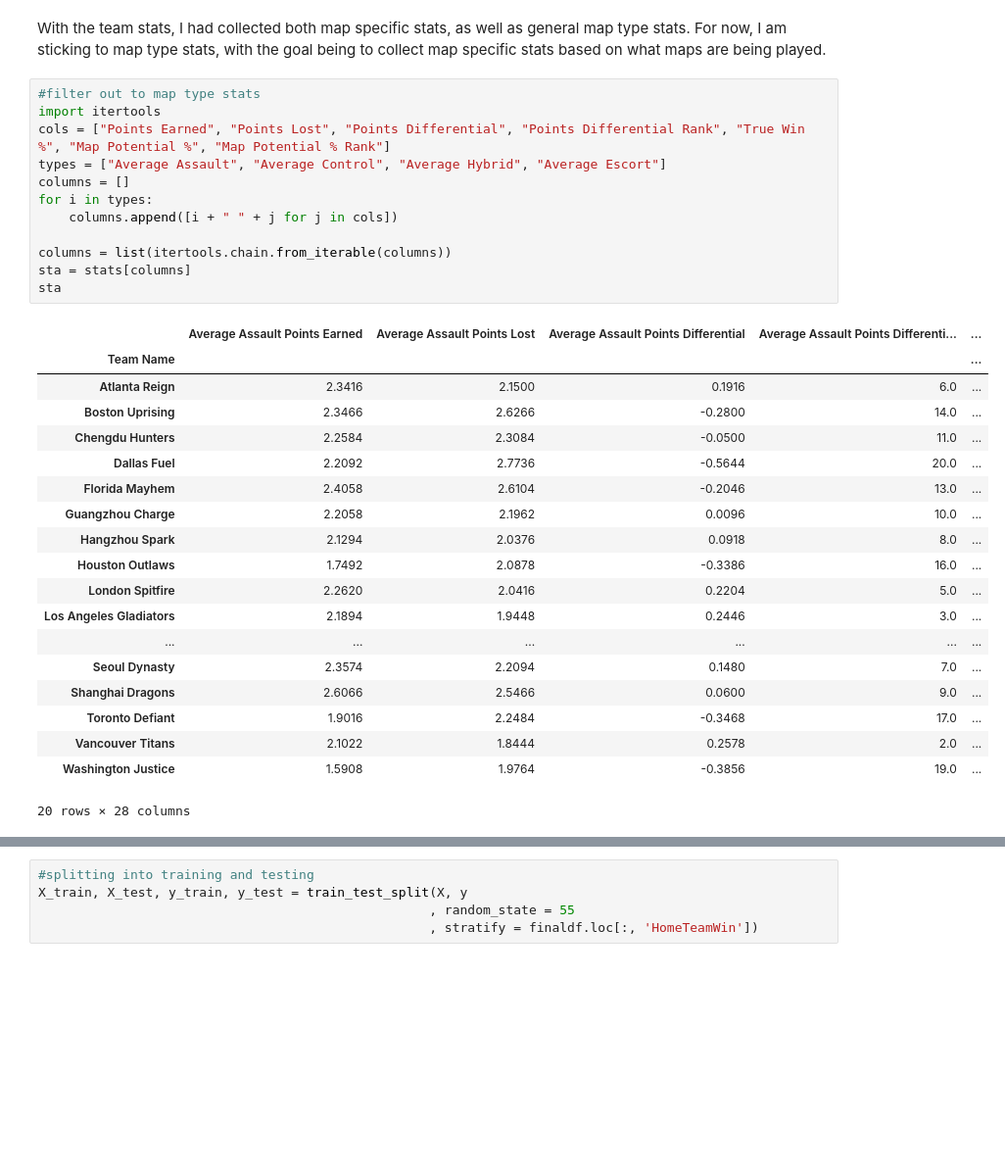
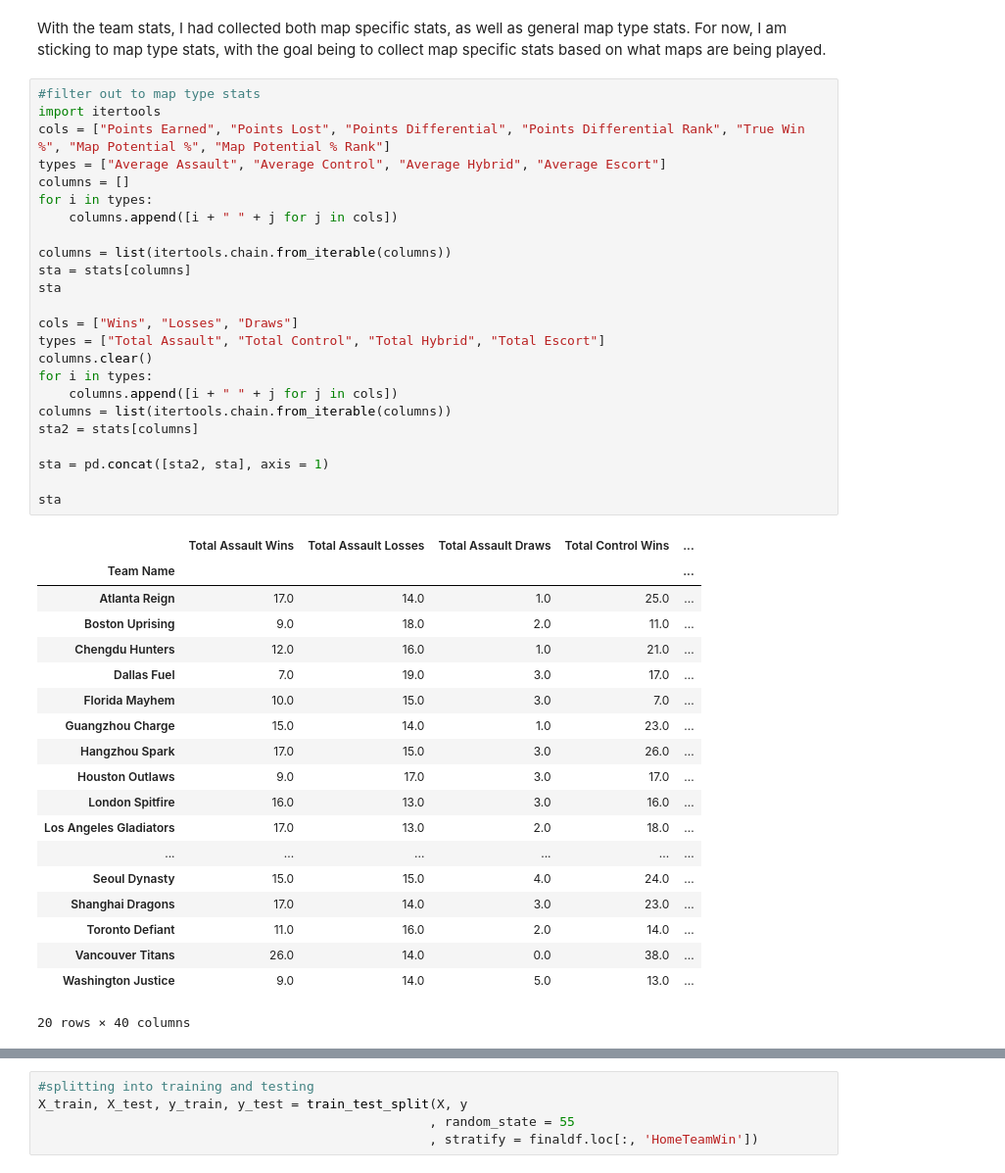
Before and after one commit to ranamerp/owl-prediction-bot, a Jupyter notebook: Machine Learning Prototype.ipynb, the cells around one changed output, grey strips where cells are left out. Shown: that part at 98% size. Saved outputs shown, nothing was run; the diff lists cells and outputs as text; blank space fills up the shorter version.

Commit message:
Added Wins, Losses, and Draws as features.

```diff
--- a/Machine Learning Prototype.ipynb
+++ b/Machine Learning Prototype.ipynb
@@ -42,35 +42,47 @@ With the team stats, I had collected both map specific stats, as well as general
 # %%
 #filter out to map type stats
 import itertools
 cols = ["Points Earned", "Points Lost", "Points Differential", "Points Differential Rank", "True Win %", "Map Potential %", "Map Potential % Rank"]
 types = ["Average Assault", "Average Control", "Average Hybrid", "Average Escort"]
 columns = []
 for i in types:
     columns.append([i + " " + j for j in cols])
 
 columns = list(itertools.chain.from_iterable(columns))
 sta = stats[columns]
 sta
+
+cols = ["Wins", "Losses", "Draws"]
+types = ["Total Assault", "Total Control", "Total Hybrid", "Total Escort"]
+columns.clear()
+for i in types:
+    columns.append([i + " " + j for j in cols])
+columns = list(itertools.chain.from_iterable(columns))
+sta2 = stats[columns]
+
+sta = pd.concat([sta2, sta], axis = 1)
+
+sta
 # %% [output]
-|  | Average Assault Points Earned | Average Assault Points Lost | Average Assault Points Differential | Average Assault Points Differenti... | ... |
+|  | Total Assault Wins | Total Assault Losses | Total Assault Draws | Total Control Wins | ... |
 | Team Name |  |  |  |  | ... |
-| Atlanta Reign | 2.3416 | 2.1500 | 0.1916 | 6.0 | ... |
-| Boston Uprising | 2.3466 | 2.6266 | -0.2800 | 14.0 | ... |
-| Chengdu Hunters | 2.2584 | 2.3084 | -0.0500 | 11.0 | ... |
-| Dallas Fuel | 2.2092 | 2.7736 | -0.5644 | 20.0 | ... |
-| Florida Mayhem | 2.4058 | 2.6104 | -0.2046 | 13.0 | ... |
-| Guangzhou Charge | 2.2058 | 2.1962 | 0.0096 | 10.0 | ... |
-| Hangzhou Spark | 2.1294 | 2.0376 | 0.0918 | 8.0 | ... |
-| Houston Outlaws | 1.7492 | 2.0878 | -0.3386 | 16.0 | ... |
-| London Spitfire | 2.2620 | 2.0416 | 0.2204 | 5.0 | ... |
-| Los Angeles Gladiators | 2.1894 | 1.9448 | 0.2446 | 3.0 | ... |
+| Atlanta Reign | 17.0 | 14.0 | 1.0 | 25.0 | ... |
+| Boston Uprising | 9.0 | 18.0 | 2.0 | 11.0 | ... |
+| Chengdu Hunters | 12.0 | 16.0 | 1.0 | 21.0 | ... |
+| Dallas Fuel | 7.0 | 19.0 | 3.0 | 17.0 | ... |
+| Florida Mayhem | 10.0 | 15.0 | 3.0 | 7.0 | ... |
+| Guangzhou Charge | 15.0 | 14.0 | 1.0 | 23.0 | ... |
+| Hangzhou Spark | 17.0 | 15.0 | 3.0 | 26.0 | ... |
+| Houston Outlaws | 9.0 | 17.0 | 3.0 | 17.0 | ... |
+| London Spitfire | 16.0 | 13.0 | 3.0 | 16.0 | ... |
+| Los Angeles Gladiators | 17.0 | 13.0 | 2.0 | 18.0 | ... |
 | ... | ... | ... | ... | ... | ... |
-| Seoul Dynasty | 2.3574 | 2.2094 | 0.1480 | 7.0 | ... |
-| Shanghai Dragons | 2.6066 | 2.5466 | 0.0600 | 9.0 | ... |
-| Toronto Defiant | 1.9016 | 2.2484 | -0.3468 | 17.0 | ... |
-| Vancouver Titans | 2.1022 | 1.8444 | 0.2578 | 2.0 | ... |
-| Washington Justice | 1.5908 | 1.9764 | -0.3856 | 19.0 | ... |
+| Seoul Dynasty | 15.0 | 15.0 | 4.0 | 24.0 | ... |
+| Shanghai Dragons | 17.0 | 14.0 | 3.0 | 23.0 | ... |
+| Toronto Defiant | 11.0 | 16.0 | 2.0 | 14.0 | ... |
+| Vancouver Titans | 26.0 | 14.0 | 0.0 | 38.0 | ... |
+| Washington Justice | 9.0 | 14.0 | 5.0 | 13.0 | ... |
-20 rows × 28 columns
+20 rows × 40 columns
 # %%
 #turning all important catagorical data into numeric data
 def get_team_stats(team):
```
Also changed, not shown: parts of 5 cells of this notebook.
